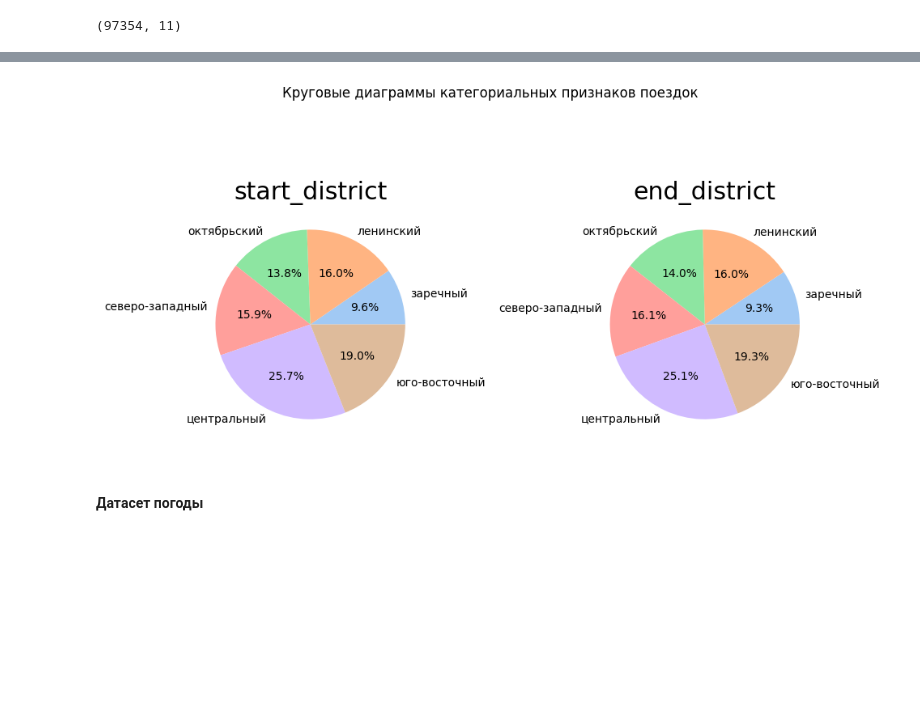
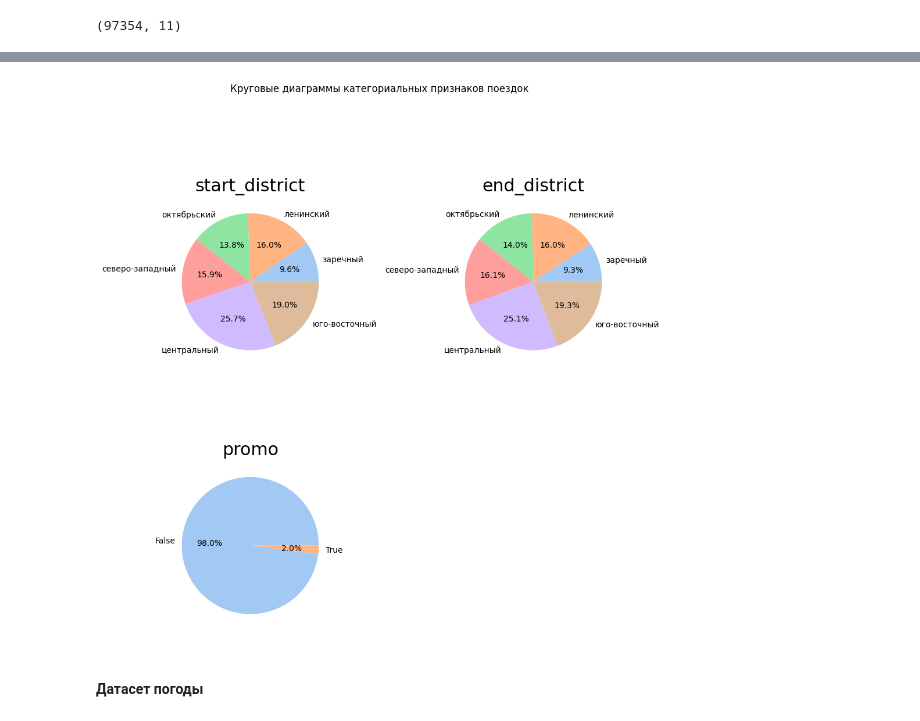
Before and after one commit to BlackkkMaster/ad_project_team16, a Jupyter notebook: kick_sharing.ipynb, the cells around one changed output, grey strips where cells are left out. Saved outputs shown, nothing was run; the diff lists cells and outputs as text; code cells hidden in the pictures; blank space fills up the shorter version.

```diff
--- a/kick_sharing.ipynb
+++ b/kick_sharing.ipynb
@@ -456,3 +559,5 @@ Data columns (total 11 columns):
  10  avg_speed       97354 non-null  float64
 dtypes: bool(1), datetime64[ns](2), float64(3), int64(1), object(4)
 memory usage: 8.3+ MB
+# %%
+df_rides = df_rides.drop("id", axis=1)
@@ -470,7 +618,7 @@ pass_value_barh(df_rides, "Поездки")
 # %%
-cat_graph(df_rides, ["start_district", "end_district"], "поездок")
+cat_graph(df_rides, ["start_district", "end_district", "promo"], "поездок")
 # %% [output]
-[figure, old version]
+[figure, new version]
 # %% [markdown]
 #### Датасет погоды
 # %%
```
Also changed, not shown: parts of 36 cells of this notebook.
